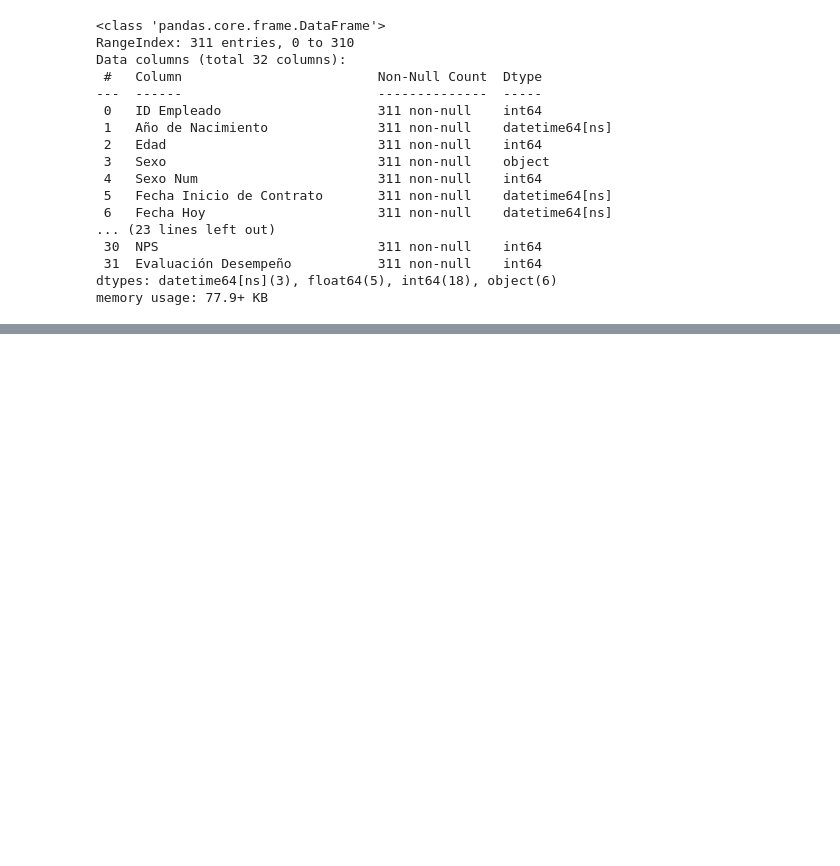
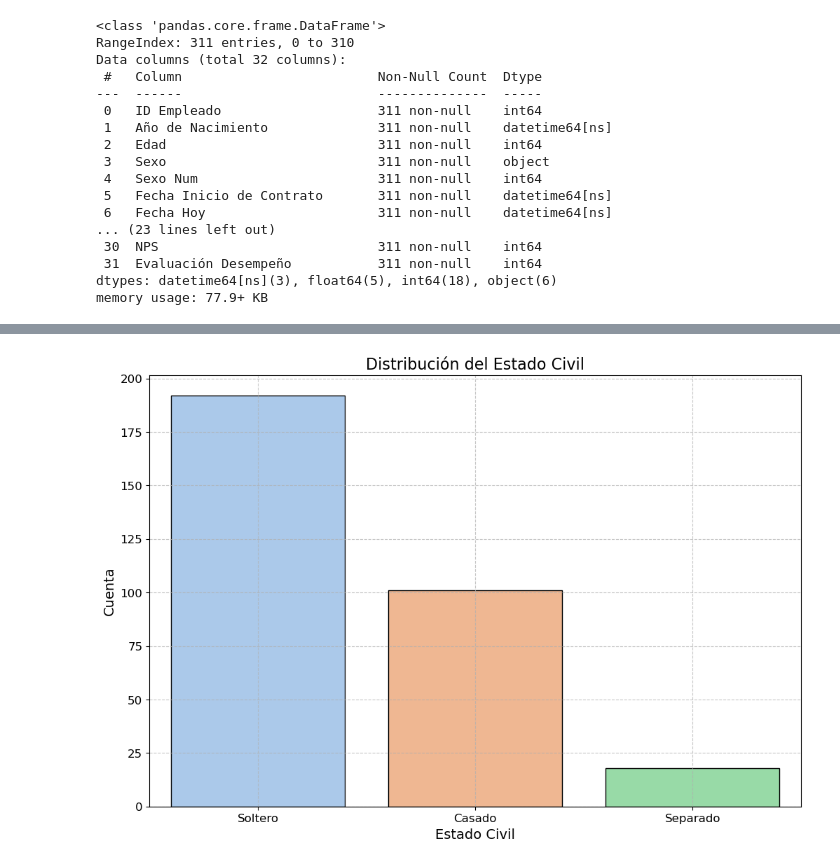
Before and after one commit to Jotis86/People-Analytics-Project, a Jupyter notebook: notebook/data_visualization.ipynb, the cells around one changed output, grey strips where cells are left out. Saved outputs shown, nothing was run; the diff lists cells and outputs as text; code cells hidden in the pictures; blank space fills up the shorter version.

```diff
--- a/notebook/data_visualization.ipynb
+++ b/notebook/data_visualization.ipynb
@@ -31,0 +63,13 @@ memory usage: 77.9+ KB
+# %%
+# 3. Marital Status Distribution
+plt.figure(figsize=(12, 8))
+sns.countplot(x='ESTADO CIVIL', data=data, palette='pastel', edgecolor='black')
+plt.title('Distribución del Estado Civil', fontsize=16)
+plt.xlabel('Estado Civil', fontsize=14)
+plt.ylabel('Cuenta', fontsize=14)
+plt.xticks(fontsize=12)
+plt.yticks(fontsize=12)
+plt.grid(True, linestyle='--', alpha=0.7)
+plt.show()
+# %% [output]
+[figure, added]
```
Also changed, not shown: parts of 17 cells of this notebook.
